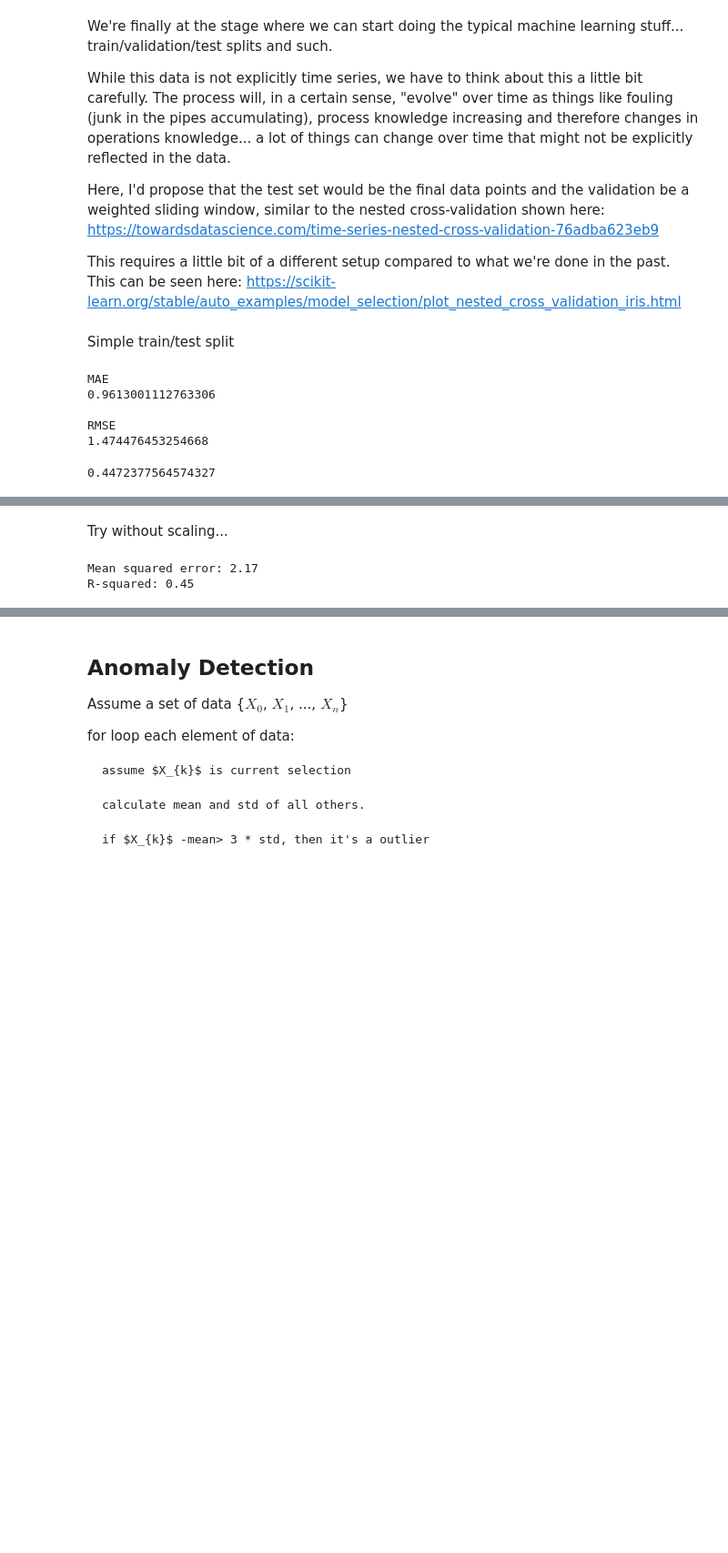
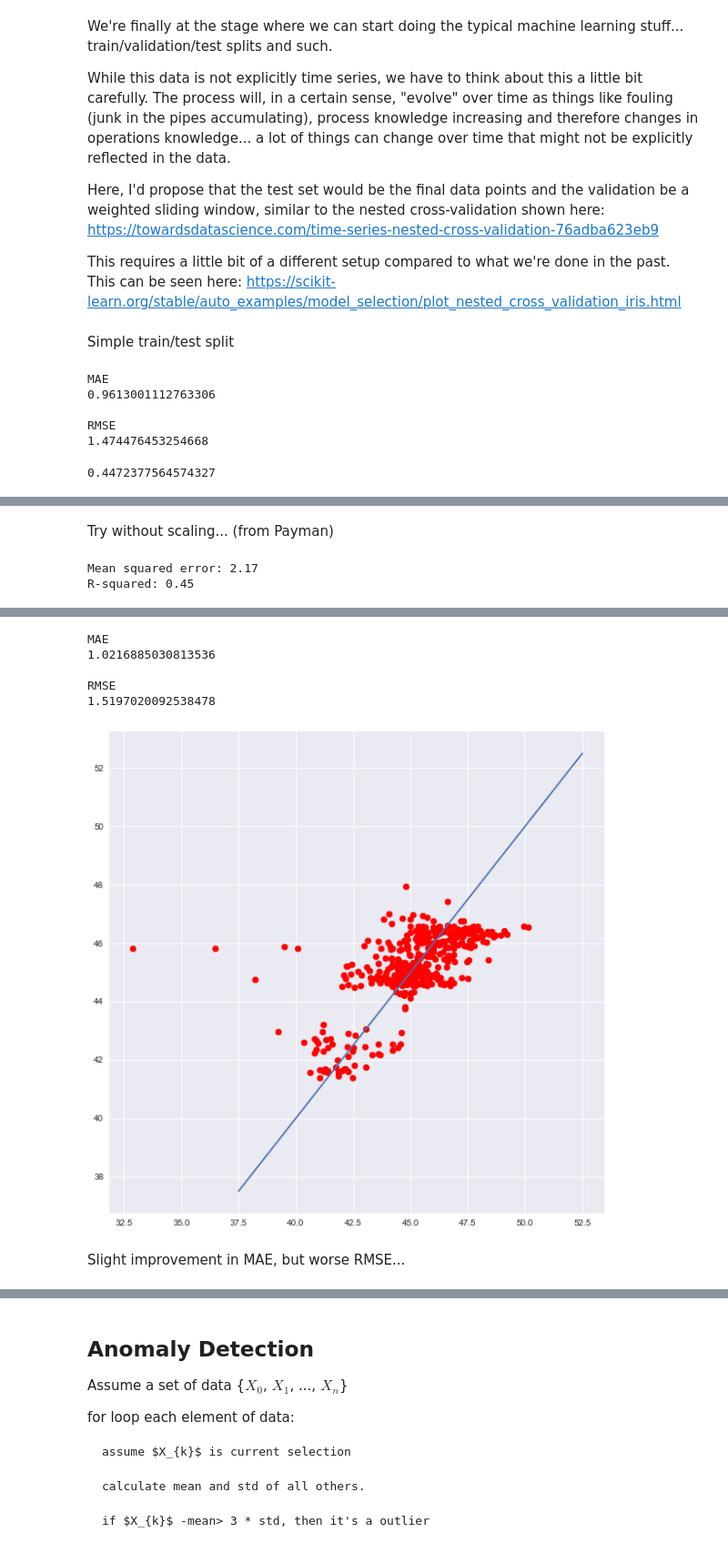
Before and after one commit to boudrejp/w207_supplemental, a Jupyter notebook: final/Initial_exploration/joint_exploration.ipynb, the cells around one changed output, grey strips where cells are left out. Shown at 91% size. Saved outputs shown, nothing was run; the diff lists cells and outputs as text; code cells hidden in the pictures; blank space fills up the shorter version.

```diff
--- a/final/Initial_exploration/joint_exploration.ipynb
+++ b/final/Initial_exploration/joint_exploration.ipynb
@@ -445,3 +491,23 @@ display_all(scaled_features.describe().T)
+# %%
+# new data, data4, for amin's analysis for later comparison
+data4 = data.copy()
+#Create average temp zones as per observations above:
+data4['T_Zone_A'] = data4[['T_Zone_1','T_Zone_2','T_Zone_4','T_Zone_5']].mean(axis=1)
+data4['T_Zone_B'] = data4[['T_Zone_6','T_Zone_7','T_Zone_8','T_Zone_9']].mean(axis=1)
+
+#Scale the features again:
+scaled_colnames4 = data4.columns[0:8] #add cols up to T_Zone_1
+scaled_colnames4 = scaled_colnames4.append(data4.columns[17:19]) #Add blending and T_Zone_10
+scaled_colnames4 = scaled_colnames4.append(data4.columns[29:31]) #Add T_Zone_A and B
+scaled_colnames4 = scaled_colnames4.drop(['Additive_2_Ratio','Additive_5_Ratio']) #Drop additives with low correlation identified above
+# print(scaled_colnames)
+scaled_features4 = data4.copy()
+features4 = scaled_features4[scaled_colnames4]
+scaler4 = StandardScaler().fit(features4.values)
+features4 = scaler4.transform(features4.values)
+scaled_features4[scaled_colnames4] = features4
+# print(scaled_features.columns)
+# display_all(scaled_features.describe().T)
 # %% [markdown]
 We're finally at the stage where we can start doing the typical machine learning stuff... train/validation/test splits and such.
 
@@ -535,5 +601,5 @@ plt.plot(np.linspace(37.5, 52.5, 50), np.zeros(50))
 # %% [markdown]
-Try without scaling...
+Try without scaling... (from Payman)
 # %%
 Xd = data.copy()
 yd = Xd.Quality
@@ -559,3 +625,35 @@ print('R-squared: %.2f'
 # %% [output]
 Mean squared error: 2.17
 R-squared: 0.45
+# %%
+# Amin second regression
+#Redo the same fit as above, but with parsimonious model based on correlation analysis:
+
+y = scaled_features4.Quality
+# scaled_features.drop(['Quality'], axis = 1, inplace = True)  ---needs to be commented out, since I exclude it in next line anyways
+X = scaled_features4[['Main_Mass_Flow', 'Additive_1_Ratio', 'Additive_3_Ratio',
+       'Additive_4_Ratio', 'Additive_6_Ratio', 'Flow_Gas_Ratio', 'T_Zone_10',
+       'Blending', 'T_Zone_A', 'T_Zone_B']]
+
+display_all(X.describe().T)
+# print(X.columns)
+
+# let's use 80% train/validate, 20% test... so with our setup, it will be 60/20/20
+train_rows = math.ceil(0.80 * X.shape[0])
+test_rows = (len(X) - train_rows)
+X_train, X_test = X[0:train_rows], X[-test_rows:]
+y_train, t_test = y[0:train_rows], y[-test_rows:]
+
+X_train2, X_valid, y_train2, y_valid = train_test_split(X_train, y_train, test_size=0.2, random_state=42)
+lm = LinearRegression()
+fit_model = lm.fit(X_train2, y_train2)
+predictions = fit_model.predict(X_valid)
+print("MAE")
+print(mae(predictions, y_valid))
+print("")
+print("RMSE")
+print(rmse(predictions, y_valid))
+plt.scatter(x = y_valid, y = predictions, c = "red")
+plt.plot(np.linspace(37.5, 52.5, 50), np.linspace(37.5,52.5,50))
+plt.show()
+# %% [output]
@@ -561,0 +671,8 @@ R-squared: 0.45
+MAE
+1.0216885030813536
+
+RMSE
+1.5197020092538478
+[figure, added]
+# %% [markdown]
+Slight improvement in MAE, but worse RMSE...
```
Also changed, not shown: parts of 11 cells of this notebook.
